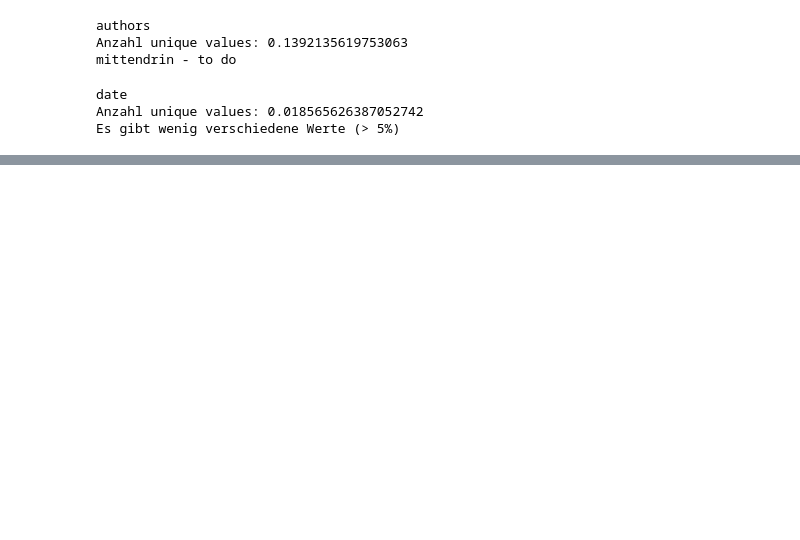
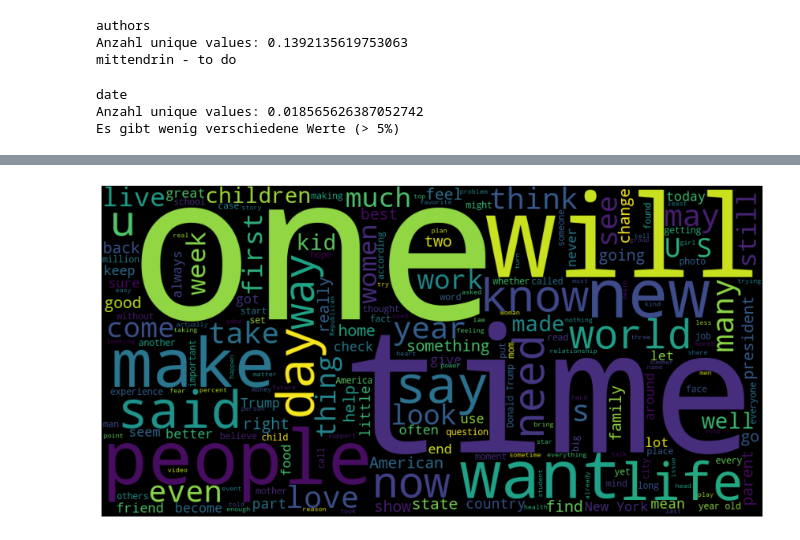
Before and after one commit to bila9630/NLP-Project, a Jupyter notebook: nlp/EDA_NLP.ipynb, the cells around one changed output, grey strips where cells are left out. Saved outputs shown, nothing was run; the diff lists cells and outputs as text; code cells hidden in the pictures; blank space fills up the shorter version.

```diff
--- a/nlp/EDA_NLP.ipynb
+++ b/nlp/EDA_NLP.ipynb
@@ -124,0 +172,18 @@ Es gibt wenig verschiedene Werte (> 5%)
+# %%
+# Preparation of the data
+def preprocess_data_for_nlp(df):
+    df['tokenized'] = df.apply(lambda x: tokenize(x['short_description']), axis=1)
+    df['stopwords_removed'] = df.apply(
+        lambda x: remove_stopwords(x['tokenized']), axis=1)
+    df['porter_stemmed'] = df.apply(
+        lambda x: apply_stemming(x['stopwords_removed']), axis=1)
+    df['rejoined'] = df.apply(
+        lambda x: rejoin_words_from_list(x['porter_stemmed']), axis=1)
+    return df
+# %%
+# Performing the preparation
+def prepare_dataframe(df):
+    df = preprocess_data_for_nlp(df)
+    return df
+
+df = prepare_dataframe(df)
@@ -124,0 +255,12 @@ Es gibt wenig verschiedene Werte (> 5%)
+# %%
+# Bubble of the most common words
+my_list =  df.short_description
+unique_string=(" ").join(my_list)
+wordcloud = WordCloud(width = 1000, height = 500).generate(unique_string)
+plt.figure(figsize=(15,8))
+plt.imshow(wordcloud)
+plt.axis("off")
+plt.show()
+plt.close()
+# %% [output]
+[figure, added]
```
Also changed, not shown: parts of 21 cells of this notebook.
